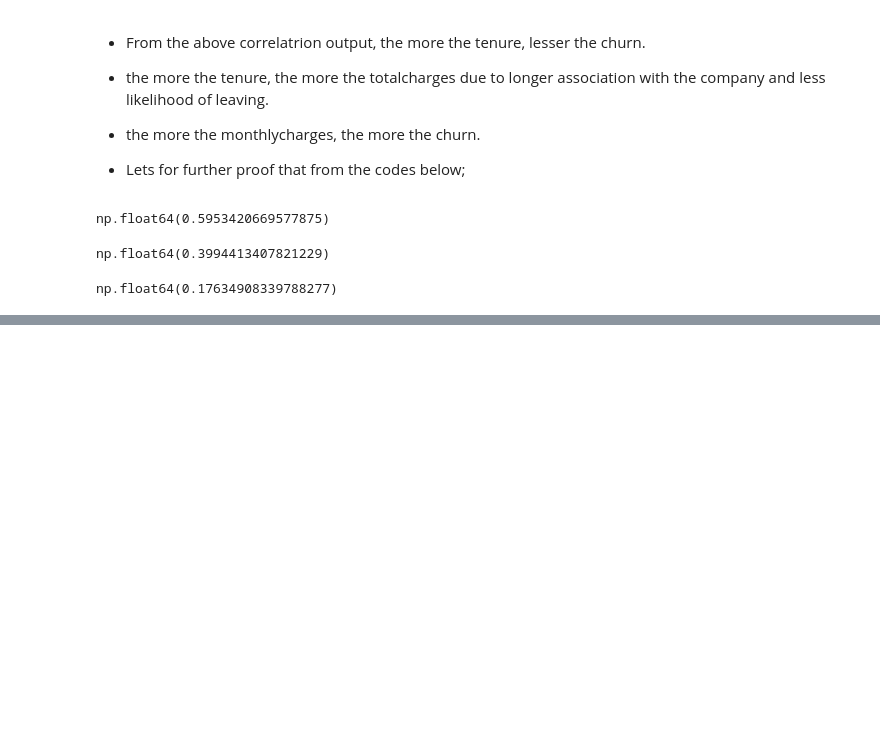
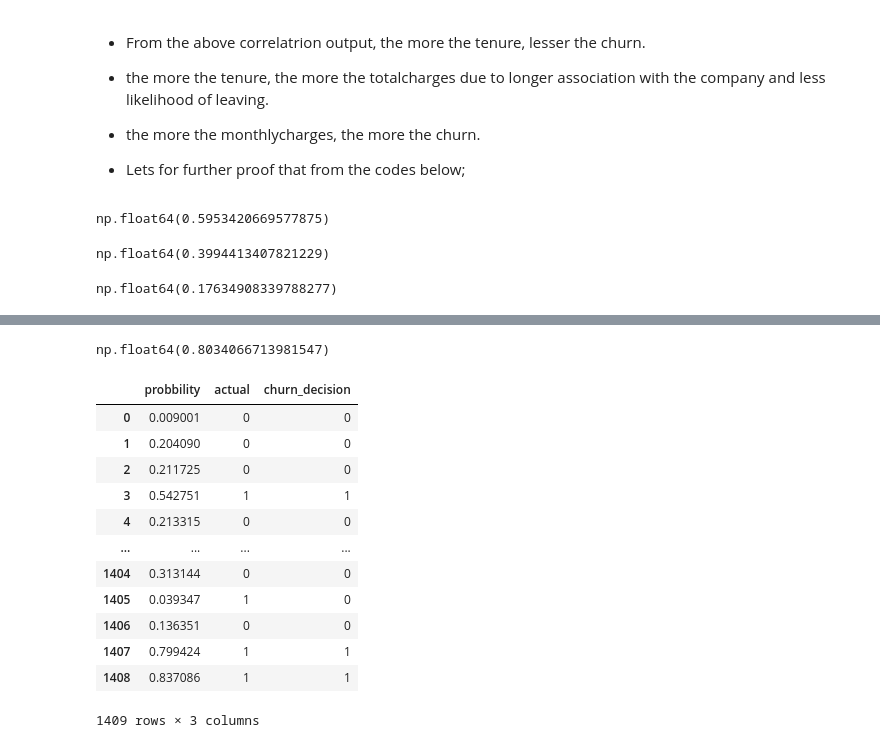
Before and after one commit to FirstBML/Machine-Learning-1st-Assigmnment, a Jupyter notebook: Homework/Modules/module3:Logistic_reghression.ipynb, the cells around one changed output, grey strips where cells are left out. Drawn from its saved outputs; the diff is of its cells as text; code cells hidden in the pictures; blank space fills up the shorter version.

```diff
--- a/Homework/Modules/module3:Logistic_reghression.ipynb
+++ b/Homework/Modules/module3:Logistic_reghression.ipynb
@@ -602,0 +669,5 @@ np.float64(0.17634908339788277)
+# %%
+# we do same for validation set but we do not use fit for val set to avoid data leakage to the model
+val_dicts = df_val[categorical + numerical].to_dict(orient='records')
+x_val = dv.transform(val_dicts)
+x_val.shape
@@ -602,0 +799,29 @@ np.float64(0.17634908339788277)
+# %%
+# calculating the accuracy of the model on validation set
+
+(y_val == churn_decision).mean()
+
+# the accuracy of the model on validation set is 0.8034 or 80.34%
+# %% [output]
+np.float64(0.8034066713981547)
+# %%
+# lets see compared prediction with actual values (y_val) in dataframe
+df_pred = pd.DataFrame()
+df_pred['probbility'] = y_pred
+df_pred['actual'] = y_val
+df_pred['churn_decision'] = churn_decision.astype(int)
+df_pred
+# %% [output]
+|  | probbility | actual | churn_decision |
+| 0 | 0.009001 | 0 | 0 |
+| 1 | 0.204090 | 0 | 0 |
+| 2 | 0.211725 | 0 | 0 |
+| 3 | 0.542751 | 1 | 1 |
+| 4 | 0.213315 | 0 | 0 |
+| ... | ... | ... | ... |
+| 1404 | 0.313144 | 0 | 0 |
+| 1405 | 0.039347 | 1 | 0 |
+| 1406 | 0.136351 | 0 | 0 |
+| 1407 | 0.799424 | 1 | 1 |
+| 1408 | 0.837086 | 1 | 1 |
+1409 rows × 3 columns
```
Also changed, not shown: parts of 36 cells of this notebook.
